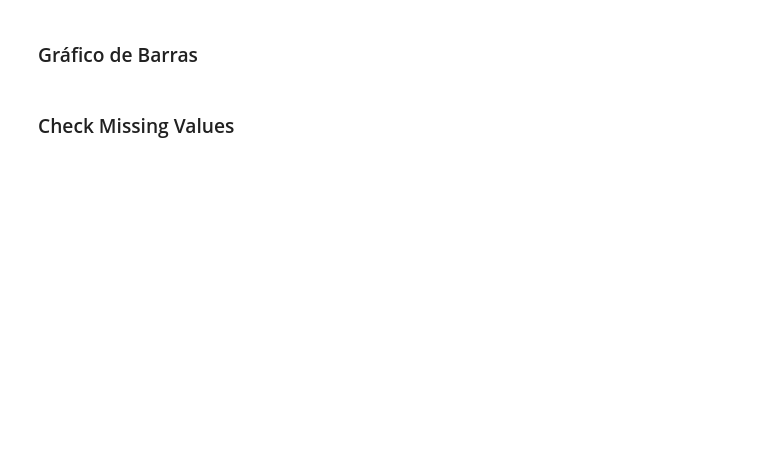
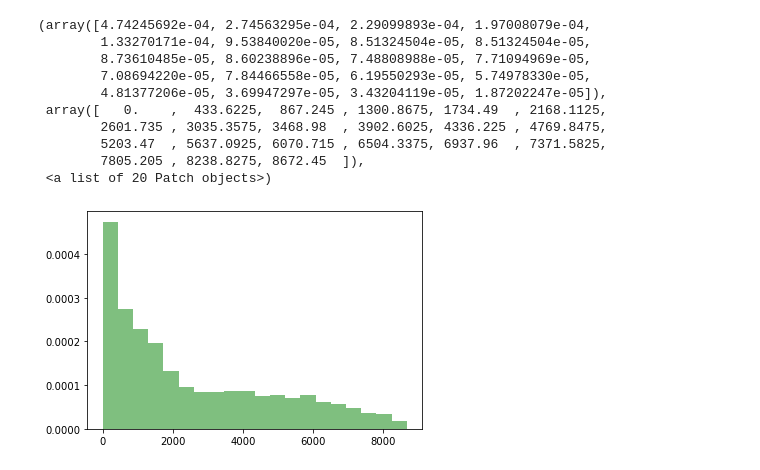
Before and after one commit to mora72/Telco_Customer_Churn, a Jupyter notebook: telco_churn_model.ipynb, the cells around one changed output. Cells and saved outputs as stored; diff of their text form; code cells hidden in the pictures; blank space fills up the shorter version.

```diff
--- a/telco_churn_model.ipynb
+++ b/telco_churn_model.ipynb
@@ -26,4 +80,14 @@ c = 'Contract'
 # %%
-# plt.hist(df[c], normed=False, bins=20, alpha=0.5)
+plt.hist(df[df.Churn == 'No'][c], normed=True, bins=20, color='g', alpha=0.5)
+# %% [output]
+(array([4.74245692e-04, 2.74563295e-04, 2.29099893e-04, 1.97008079e-04,
+        1.33270171e-04, 9.53840020e-05, 8.51324504e-05, 8.51324504e-05,
+        8.73610485e-05, 8.60238896e-05, 7.48808988e-05, 7.71094969e-05,
+        7.08694220e-05, 7.84466558e-05, 6.19550293e-05, 5.74978330e-05,
+        4.81377206e-05, 3.69947297e-05, 3.43204119e-05, 1.87202247e-05]),
+ array([   0.    ,  433.6225,  867.245 , 1300.8675, 1734.49  , 2168.1125,
+        2601.735 , 3035.3575, 3468.98  , 3902.6025, 4336.225 , 4769.8475,
+        5203.47  , 5637.0925, 6070.715 , 6504.3375, 6937.96  , 7371.5825,
+        7805.205 , 8238.8275, 8672.45  ]),
+ <a list of 20 Patch objects>)
+[figure, added]
-# %% [markdown]
-### Gráfico de Barras
@@ -33,2 +93,0 @@ c = 'Contract'
-# %% [markdown]
-### Check Missing Values
```
Also changed, not shown: parts of 34 cells of this notebook.
